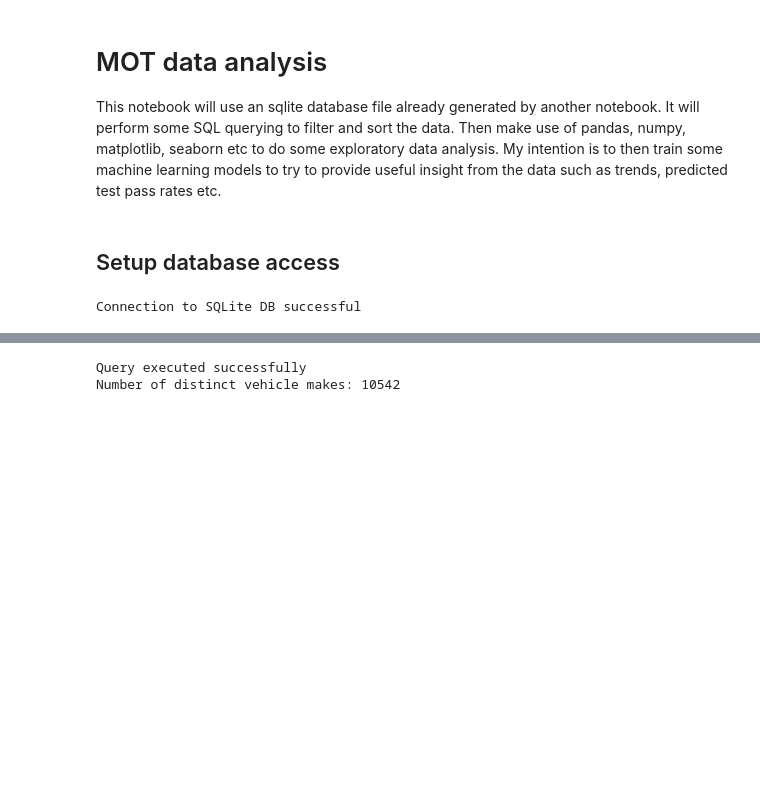
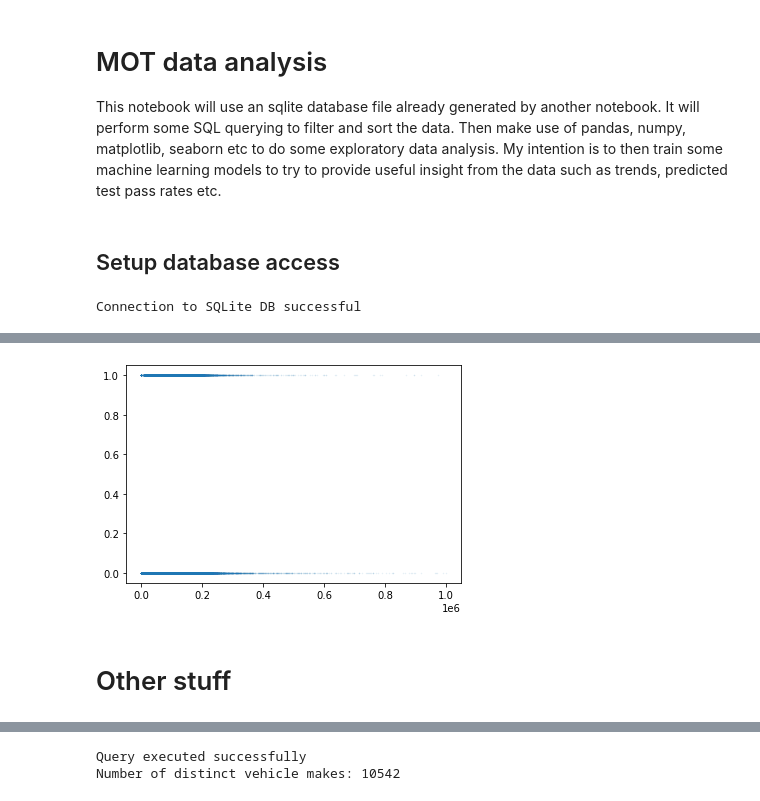
Before and after one commit to adin786/mot-data, a Jupyter notebook: eda.ipynb, the cells around one changed output, grey strips where cells are left out. Drawn from its saved outputs; the diff is of its cells as text; code cells hidden in the pictures; blank space fills up the shorter version.

```diff
--- a/eda.ipynb
+++ b/eda.ipynb
@@ -62,3 +167,10 @@ Number of entries in test_id are: 39310698
+# %%
+ax1 = plt.axes();
+ax1.plot(df_pass['test_mileage'],df_pass['test_result'],'.',markersize=1, alpha=0.1);
+# %% [output]
+[figure, added]
+# %% [markdown]
+# Other stuff
 # %%
 # Print first 5 entries
 pd.read_sql_query('''SELECT * FROM mot1 LIMIT 5''', connection)
```
Also changed, not shown: parts of 22 cells of this notebook.
